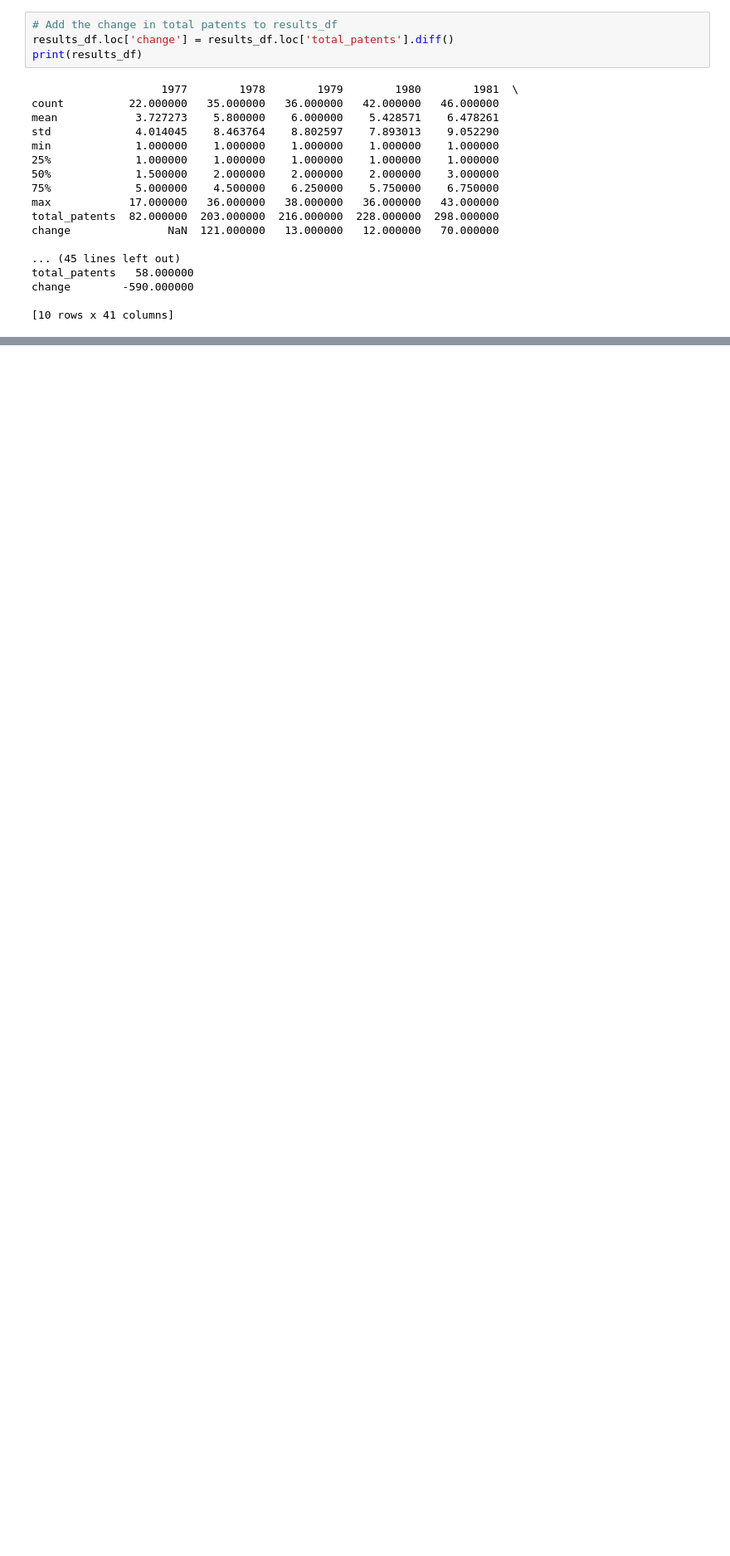
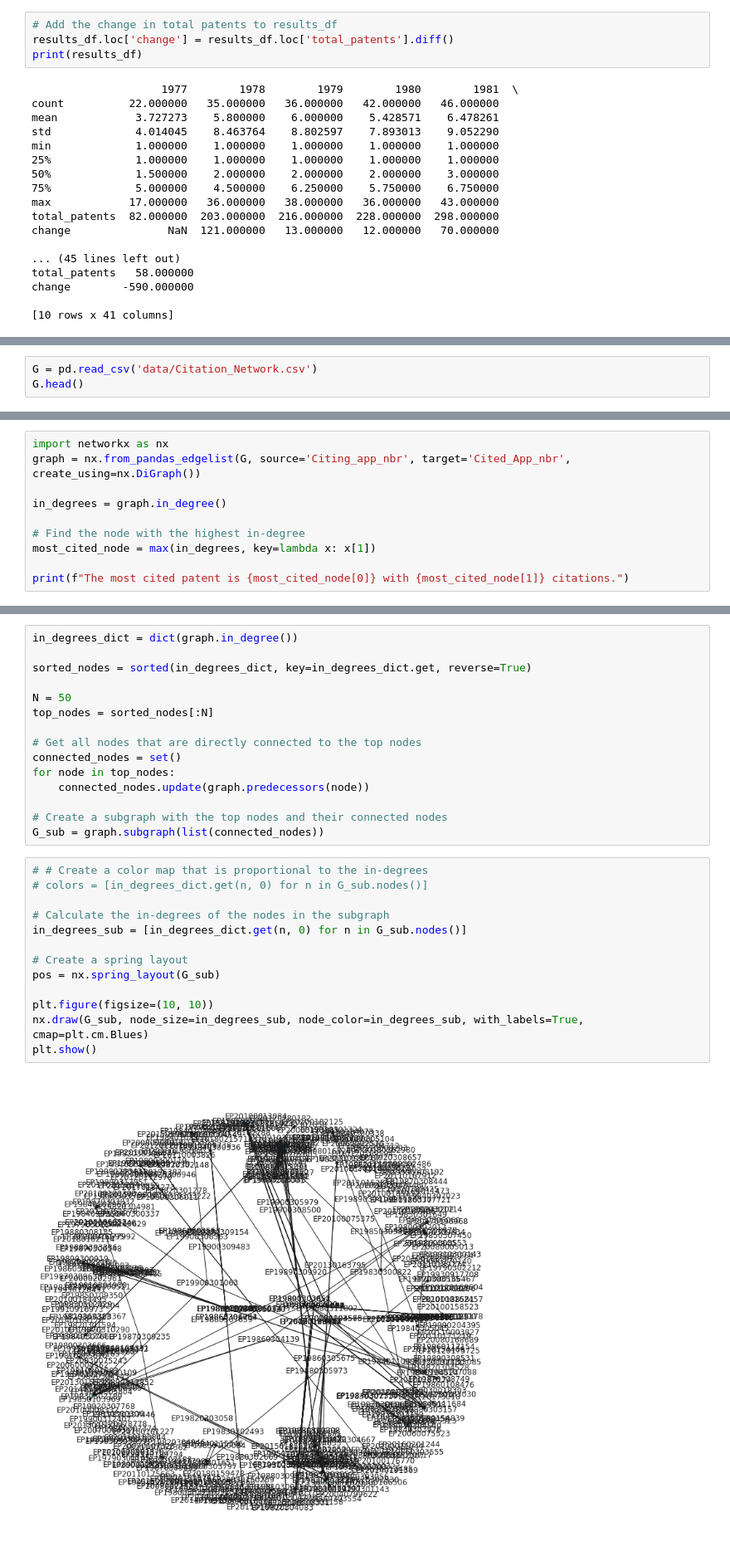
Before and after one commit to zhuoranliu22/dissertation, a Jupyter notebook: Analysis.ipynb, the cells around one changed output, grey strips where cells are left out. Shown at 83% size. Drawn from its saved outputs; the diff is of its cells as text; blank space fills up the shorter version.

```diff
--- a/Analysis.ipynb
+++ b/Analysis.ipynb
@@ -167,0 +171,3 @@ change        -590.000000
+# %%
+G = pd.read_csv('data/Citation_Network.csv')
+G.head()
@@ -167,0 +193,10 @@ change        -590.000000
+# %%
+import networkx as nx
+graph = nx.from_pandas_edgelist(G, source='Citing_app_nbr', target='Cited_App_nbr', create_using=nx.DiGraph())
+
+in_degrees = graph.in_degree()
+
+# Find the node with the highest in-degree
+most_cited_node = max(in_degrees, key=lambda x: x[1])
+
+print(f"The most cited patent is {most_cited_node[0]} with {most_cited_node[1]} citations.")
@@ -167,0 +205,30 @@ change        -590.000000
+# %%
+in_degrees_dict = dict(graph.in_degree())
+
+sorted_nodes = sorted(in_degrees_dict, key=in_degrees_dict.get, reverse=True)
+
+N = 50
+top_nodes = sorted_nodes[:N]
+
+# Get all nodes that are directly connected to the top nodes
+connected_nodes = set()
+for node in top_nodes:
+    connected_nodes.update(graph.predecessors(node))
+
+# Create a subgraph with the top nodes and their connected nodes
+G_sub = graph.subgraph(list(connected_nodes))
+# %%
+# # Create a color map that is proportional to the in-degrees
+# colors = [in_degrees_dict.get(n, 0) for n in G_sub.nodes()]
+
+# Calculate the in-degrees of the nodes in the subgraph
+in_degrees_sub = [in_degrees_dict.get(n, 0) for n in G_sub.nodes()]
+
+# Create a spring layout
+pos = nx.spring_layout(G_sub)
+
+plt.figure(figsize=(10, 10))
+nx.draw(G_sub, node_size=in_degrees_sub, node_color=in_degrees_sub, with_labels=True, cmap=plt.cm.Blues)
+plt.show()
+# %% [output]
+[figure, added]
```
Also changed, not shown: parts of 63 cells of this notebook, 2 other files.
